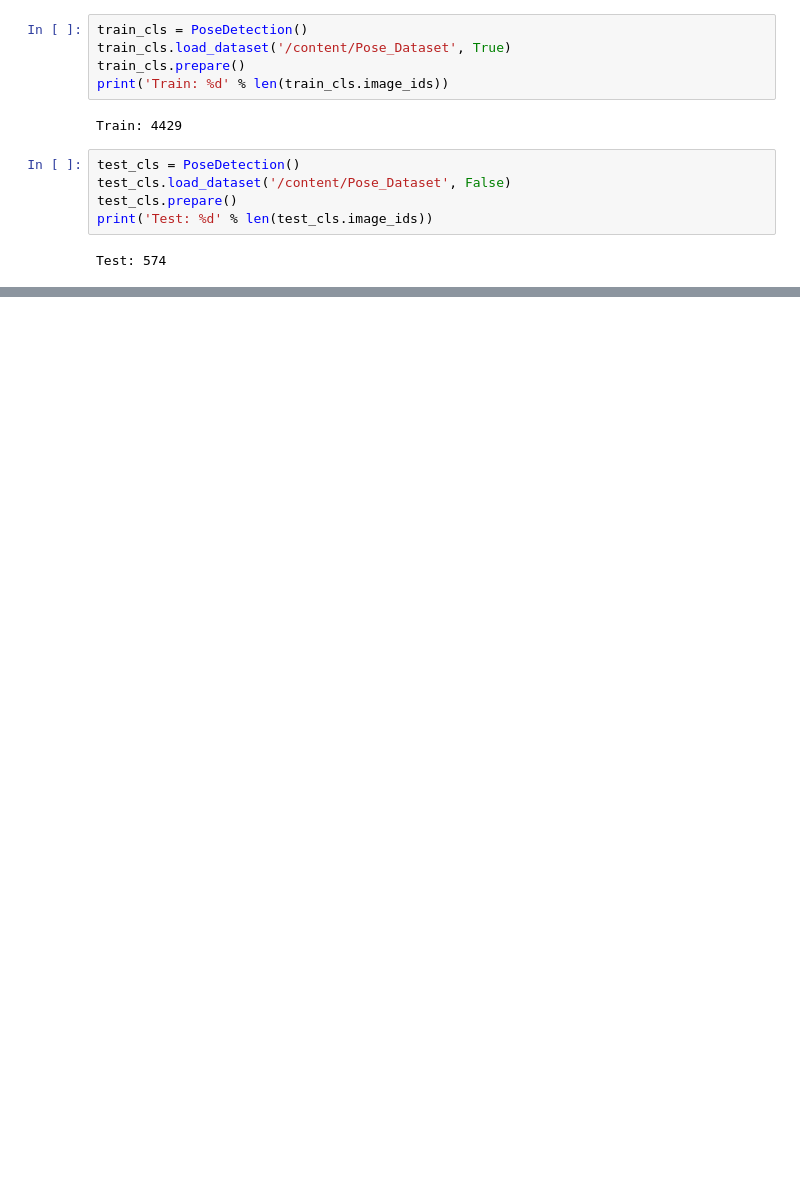
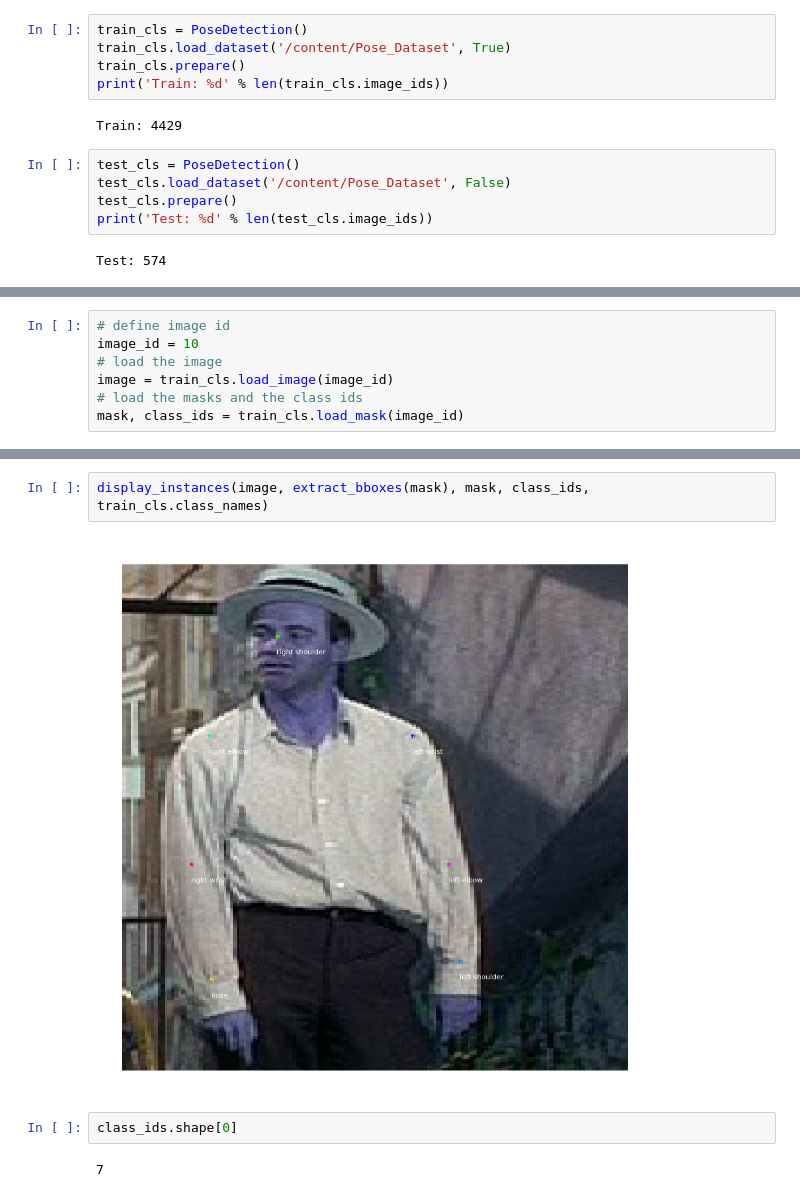
Before and after one commit to abhay43/DL_Code, a Jupyter notebook: human_pose_detection_using_maskrcnn.ipynb, the cells around one changed output, grey strips where cells are left out. Cells and saved outputs as stored; diff of their text form; blank space fills up the shorter version.

```diff
--- a/human_pose_detection_using_maskrcnn.ipynb
+++ b/human_pose_detection_using_maskrcnn.ipynb
@@ -249,0 +258,7 @@ pyplot.show()
+# %%
+# define image id
+image_id = 10
+# load the image
+image = train_cls.load_image(image_id)
+# load the masks and the class ids
+mask, class_ids = train_cls.load_mask(image_id)
@@ -249,0 +289,8 @@ pyplot.show()
+# %%
+display_instances(image, extract_bboxes(mask), mask, class_ids, train_cls.class_names)
+# %% [output]
+[figure, added]
+# %%
+class_ids.shape[0]
+# %% [output]
+7
```
Also changed, not shown: parts of 18 cells of this notebook.
